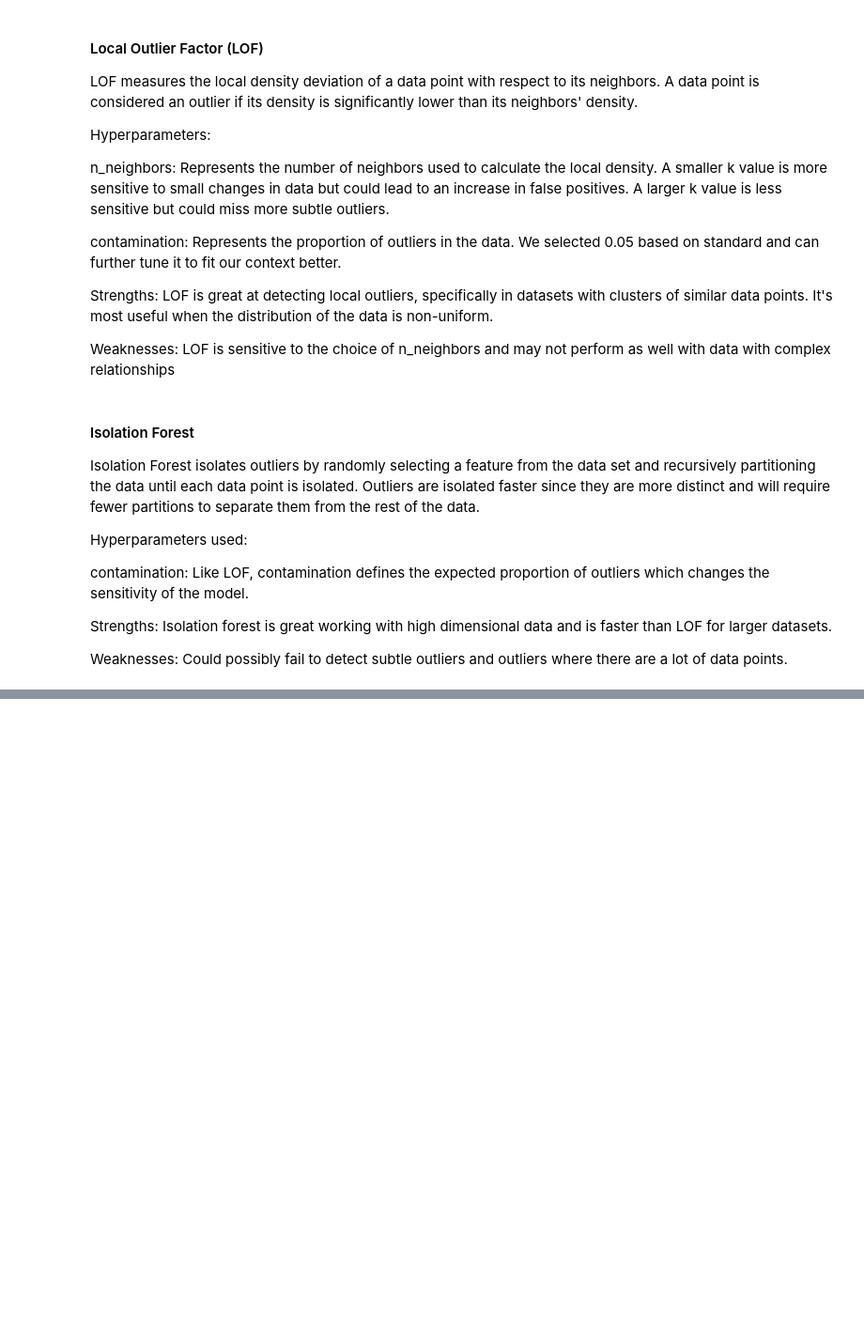
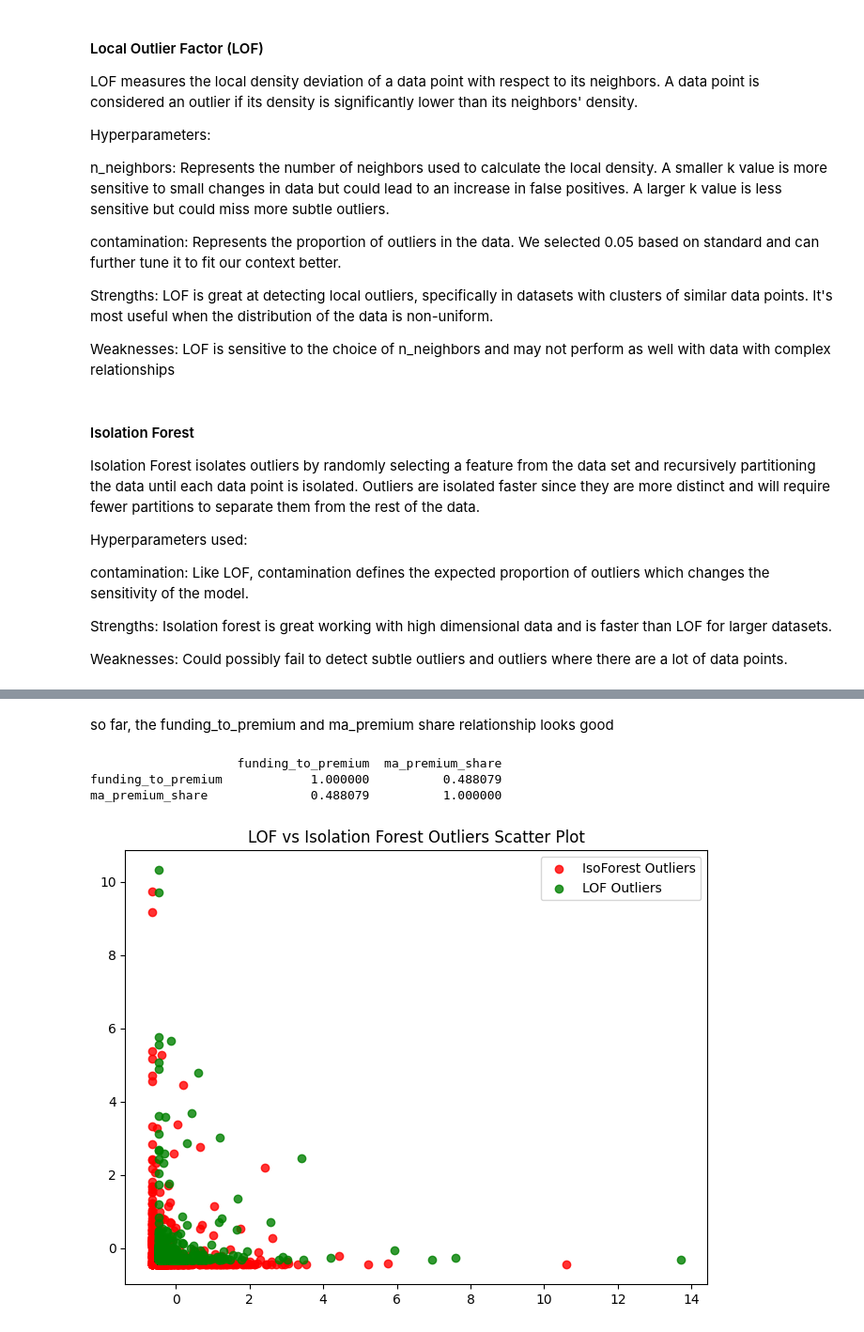
Before and after one commit to lizbethkr/Outlier-Detection, a Jupyter notebook: notebooks/outlier_detection.ipynb, the cells around one changed output, grey strips where cells are left out. Shown at 94% size. Drawn from its saved outputs; the diff is of its cells as text; code cells hidden in the pictures; blank space fills up the shorter version.

```diff
--- a/notebooks/outlier_detection.ipynb
+++ b/notebooks/outlier_detection.ipynb
@@ -579,0 +586,28 @@ Weaknesses: Could possibly fail to detect subtle outliers and outliers where the
+# %% [markdown]
+so far, the funding_to_premium and ma_premium share relationship looks good
+# %%
+print(customers[['funding_to_premium', 'ma_premium_share']].corr())
+# %% [output]
+                    funding_to_premium  ma_premium_share
+funding_to_premium            1.000000          0.488079
+ma_premium_share              0.488079          1.000000
+# %%
+plt.figure(figsize=(8,6))
+
+# Highlight Isolation Forest outliers
+plt.scatter(scaled_iso_outliers_df['prof'],
+            scaled_iso_outliers_df['rx'],
+            color='red', alpha=0.8, label='IsoForest Outliers')
+
+# Highlight LOF outliers
+plt.scatter(scaled_lof_outliers_df['prof'],
+            scaled_lof_outliers_df['rx'],
+            color='green', alpha=0.8, label='LOF Outliers')
+
+plt.xlabel("")
+plt.ylabel("")
+plt.title("LOF vs Isolation Forest Outliers Scatter Plot")
+plt.legend()
+plt.show()
+# %% [output]
+[figure, added]
```
Also changed, not shown: parts of 5 cells of this notebook, 1 other file.
